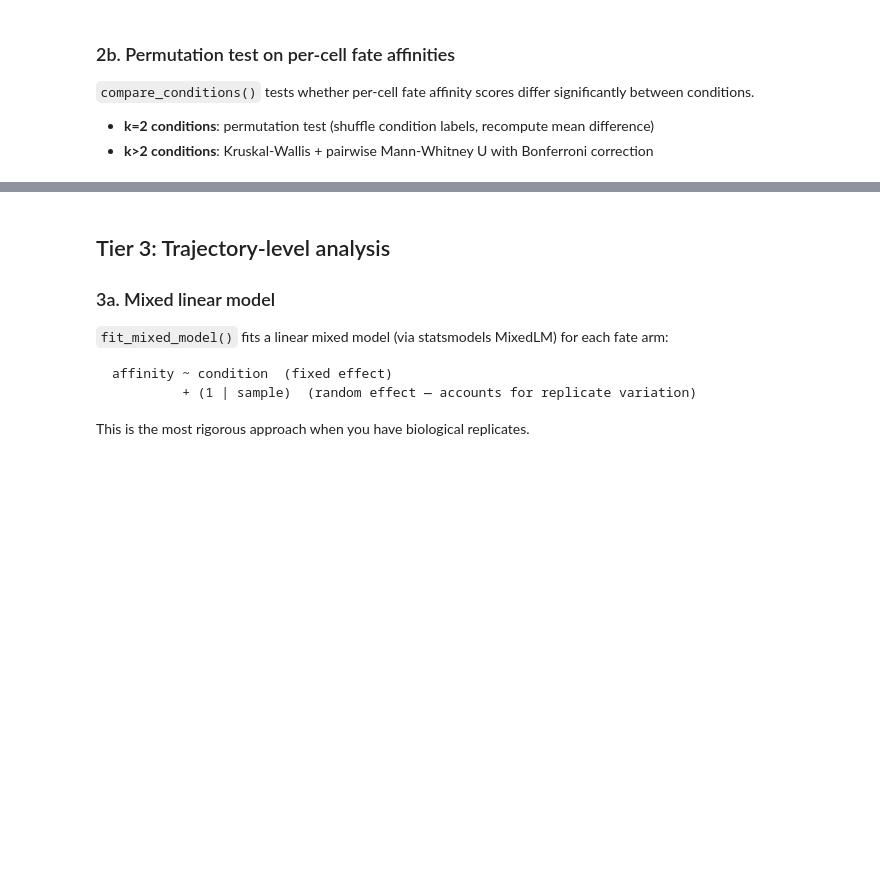
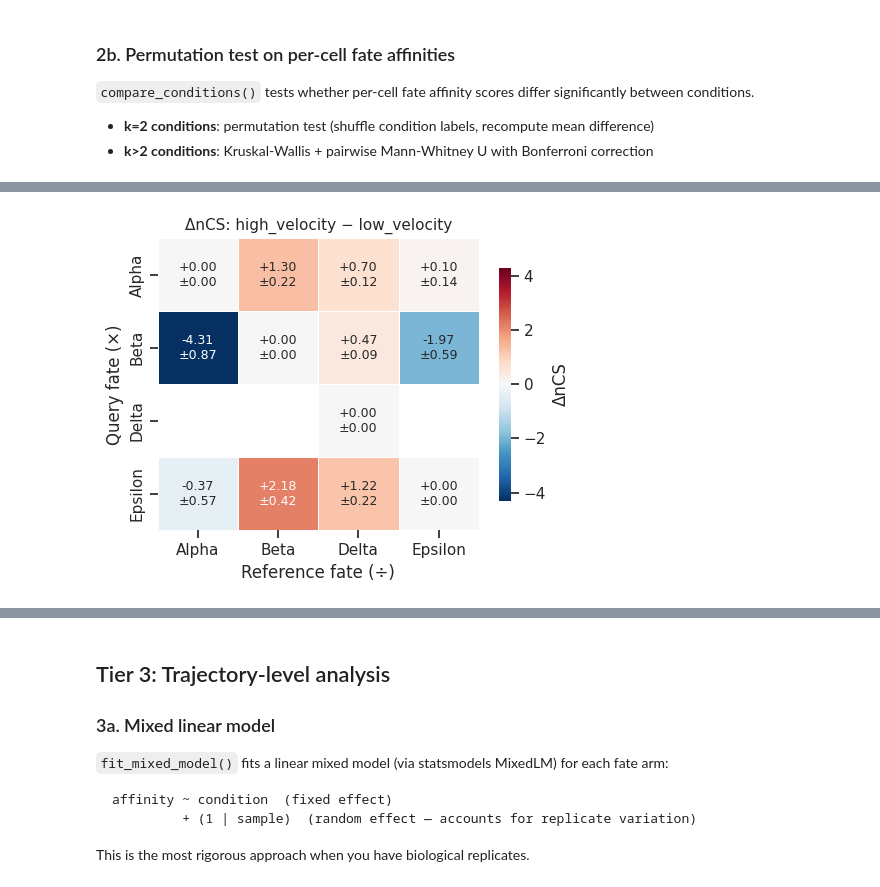
Before and after one commit to mcrewcow/scCS, a Jupyter notebook: docs/source/scCS_tutorial_pairwise_comparison.ipynb, the cells around one changed output, grey strips where cells are left out. Cells and saved outputs as stored; diff of their text form; code cells hidden in the pictures; blank space fills up the shorter version.

```diff
--- a/docs/source/scCS_tutorial_pairwise_comparison.ipynb
+++ b/docs/source/scCS_tutorial_pairwise_comparison.ipynb
@@ -445,0 +498,11 @@ plt.show()
+# %%
+# ΔCS heatmap with CI annotation
+fig = mscorer.plot_delta_cs_heatmap(
+    delta,
+    title="ΔnCS: high_velocity − low_velocity",
+    figsize=(5, 4),
+)
+plt.tight_layout()
+plt.show()
+# %% [output]
+[figure, added]
```
Also changed, not shown: parts of 22 cells of this notebook, 18 other files.
